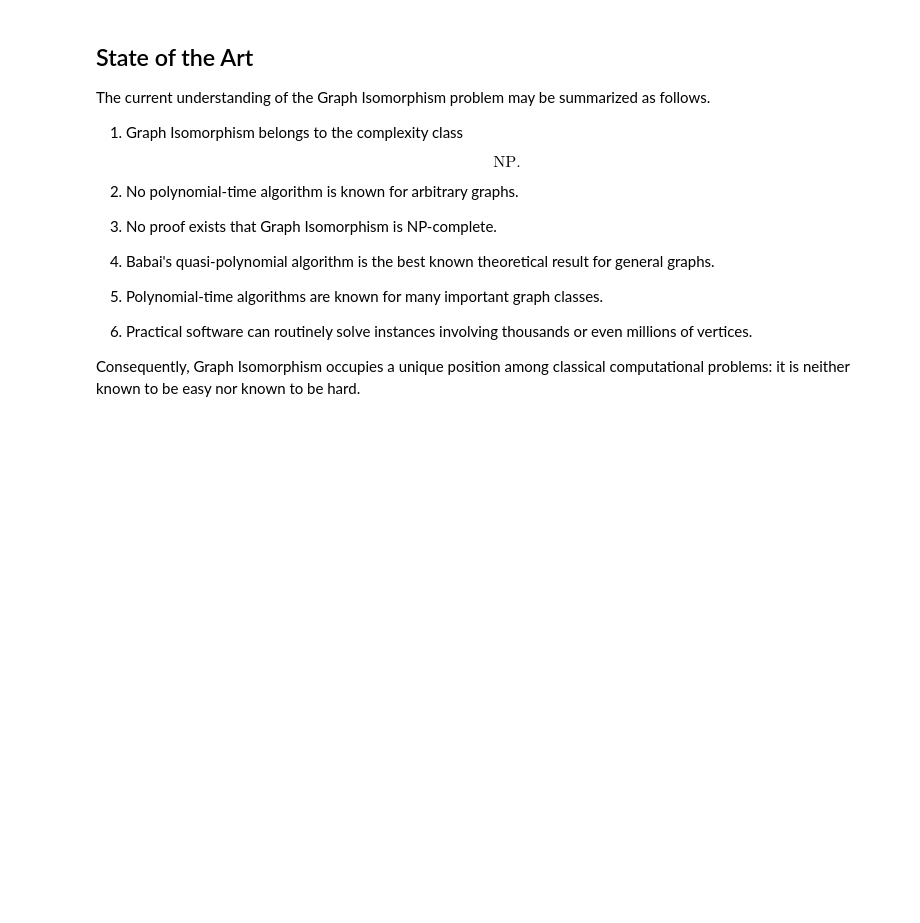
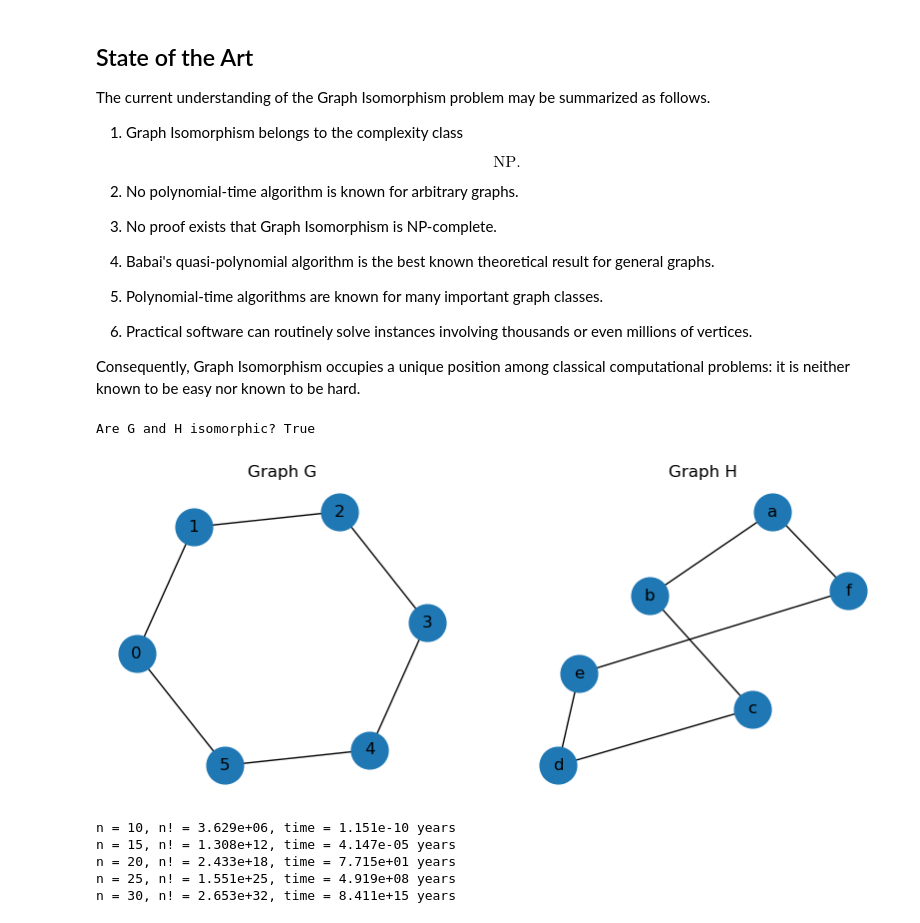
Before and after one commit to cohuori/HSE-DSBA-DM2_2026, a Jupyter notebook: seminars/seminar_1.ipynb, the cells around one changed output. Cells and saved outputs as stored; diff of their text form; code cells hidden in the pictures; blank space fills up the shorter version.

```diff
--- a/seminars/seminar_1.ipynb
+++ b/seminars/seminar_1.ipynb
@@ -548,0 +553,46 @@ Consequently, Graph Isomorphism occupies a unique position among classical compu
+# %%
+G = nx.cycle_graph(6)
+
+mapping = {
+    0: "a",
+    1: "b",
+    2: "c",
+    3: "d",
+    4: "e",
+    5: "f"
+}
+
+H = nx.relabel_nodes(G, mapping)
+
+print("Are G and H isomorphic?", nx.is_isomorphic(G, H))
+# %% [output]
+Are G and H isomorphic? True
+# %%
+plt.figure(figsize=(10, 4))
+
+plt.subplot(1, 2, 1)
+nx.draw(G, with_labels=True, node_size=700)
+plt.title("Graph G")
+
+plt.subplot(1, 2, 2)
+nx.draw(H, with_labels=True, node_size=700)
+plt.title("Graph H")
+
+plt.show()
+# %% [output]
+[figure, added]
+# %%
+ns = np.arange(1, 31)
+
+factorials = np.array([math.factorial(n) for n in ns], dtype=float)
+seconds = factorials / 10**9
+years = seconds / (60 * 60 * 24 * 365)
+
+for n in [10, 15, 20, 25, 30]:
+    print(f"n = {n:2d}, n! = {math.factorial(n):.3e}, time = {years[n-1]:.3e} years")
+# %% [output]
+n = 10, n! = 3.629e+06, time = 1.151e-10 years
+n = 15, n! = 1.308e+12, time = 4.147e-05 years
+n = 20, n! = 2.433e+18, time = 7.715e+01 years
+n = 25, n! = 1.551e+25, time = 4.919e+08 years
+n = 30, n! = 2.653e+32, time = 8.411e+15 years
```
Also changed, not shown: parts of 17 cells of this notebook, 11 other files.
